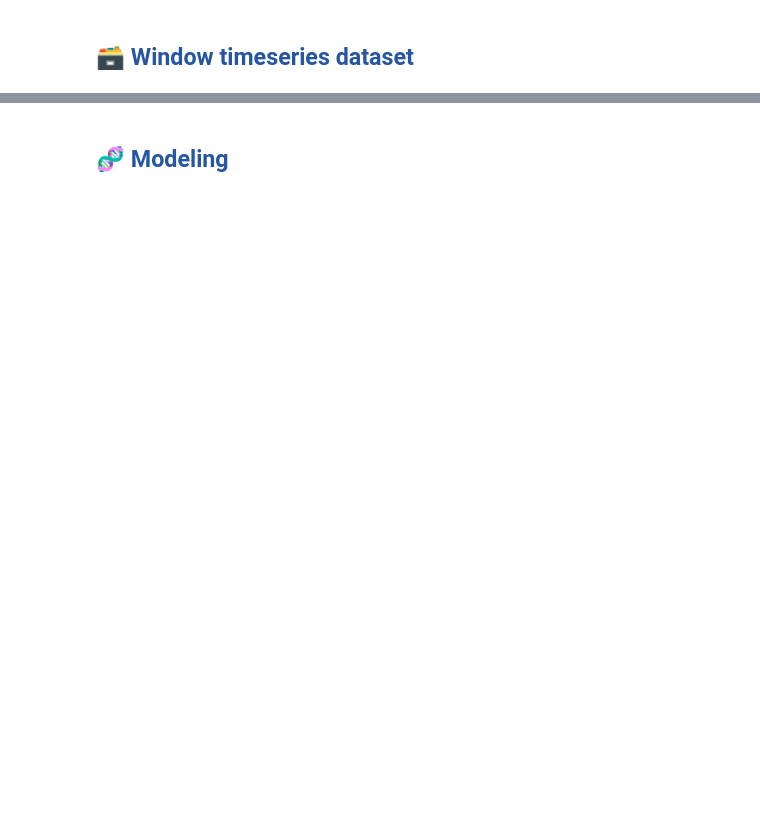
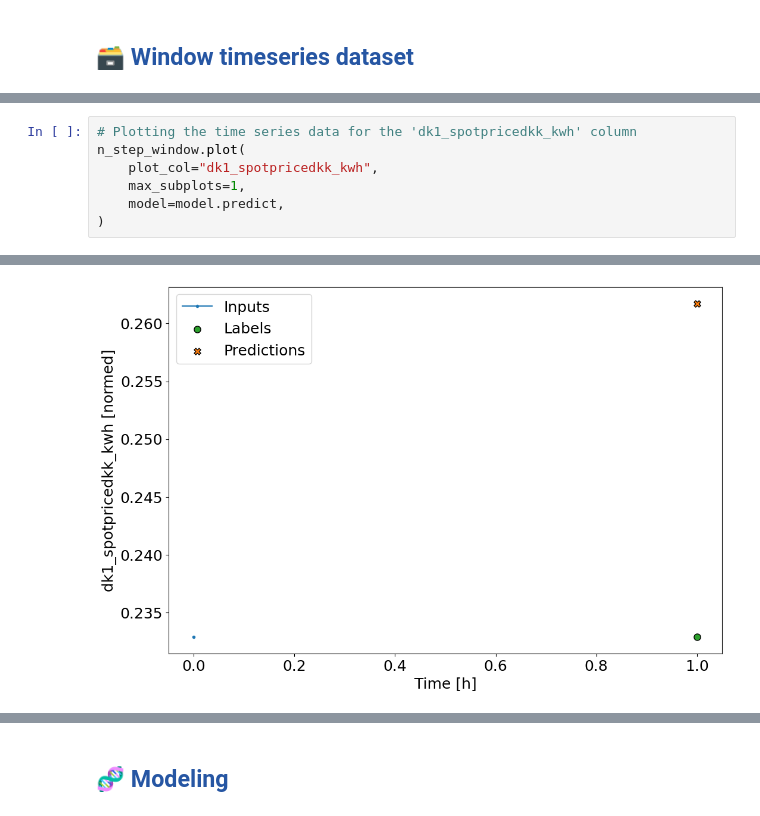
Before and after one commit to Camillahannesbo/BDS_MLOPs_Assignment, a Jupyter notebook: notebooks/3_training_pipeline.ipynb, the cells around one changed output, grey strips where cells are left out. Cells and saved outputs as stored; diff of their text form; blank space fills up the shorter version.

```diff
--- a/notebooks/3_training_pipeline.ipynb
+++ b/notebooks/3_training_pipeline.ipynb
@@ -198,0 +500,8 @@ y_train.head()
+# %%
+# Plotting the time series data for the 'dk1_spotpricedkk_kwh' column
+n_step_window.plot(
+    plot_col="dk1_spotpricedkk_kwh",
+    max_subplots=1,
+    model=model.predict,
+)
+# %% [output]
@@ -198,0 +509 @@ y_train.head()
+[figure, added]
```
Also changed, not shown: parts of 51 cells of this notebook, 7 other files.
